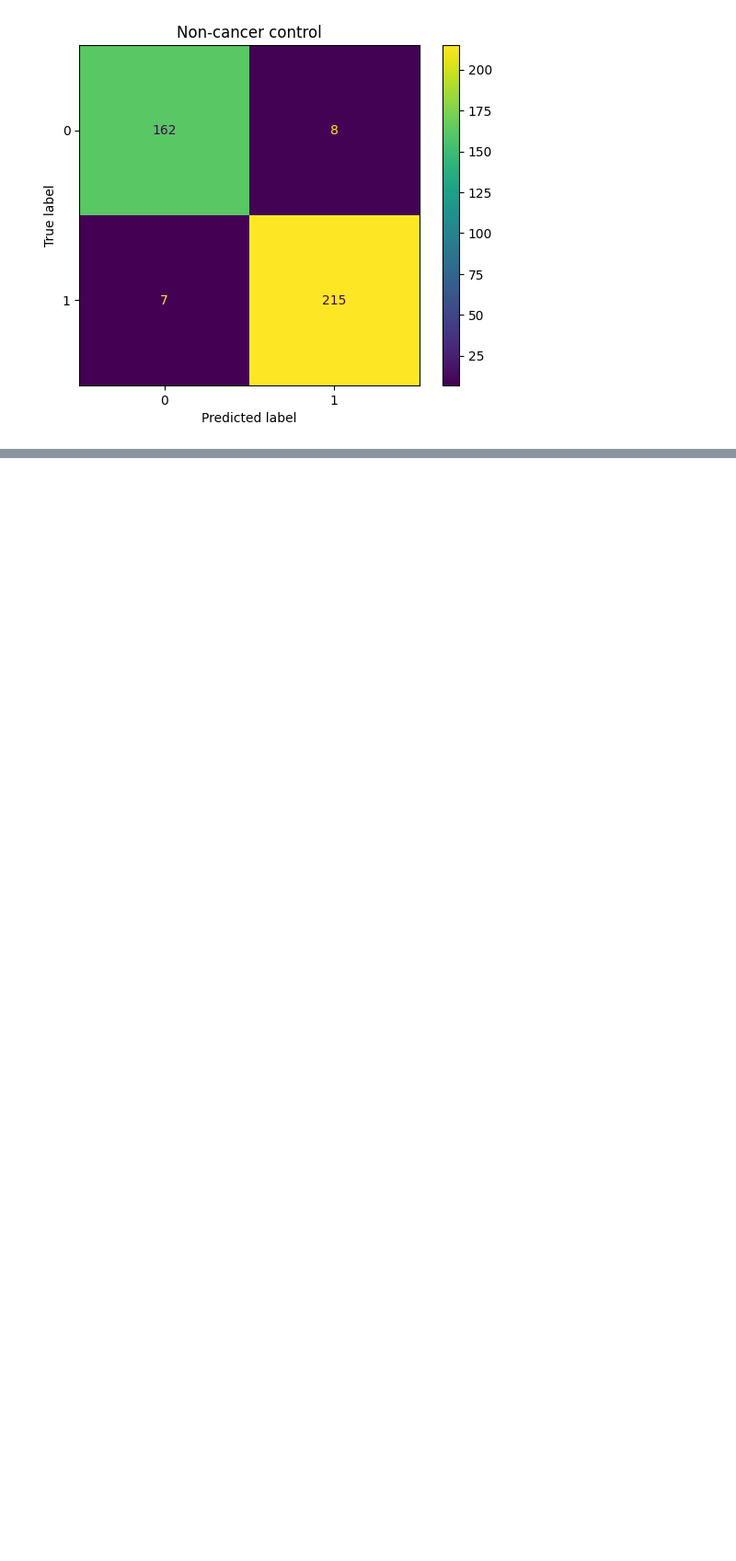
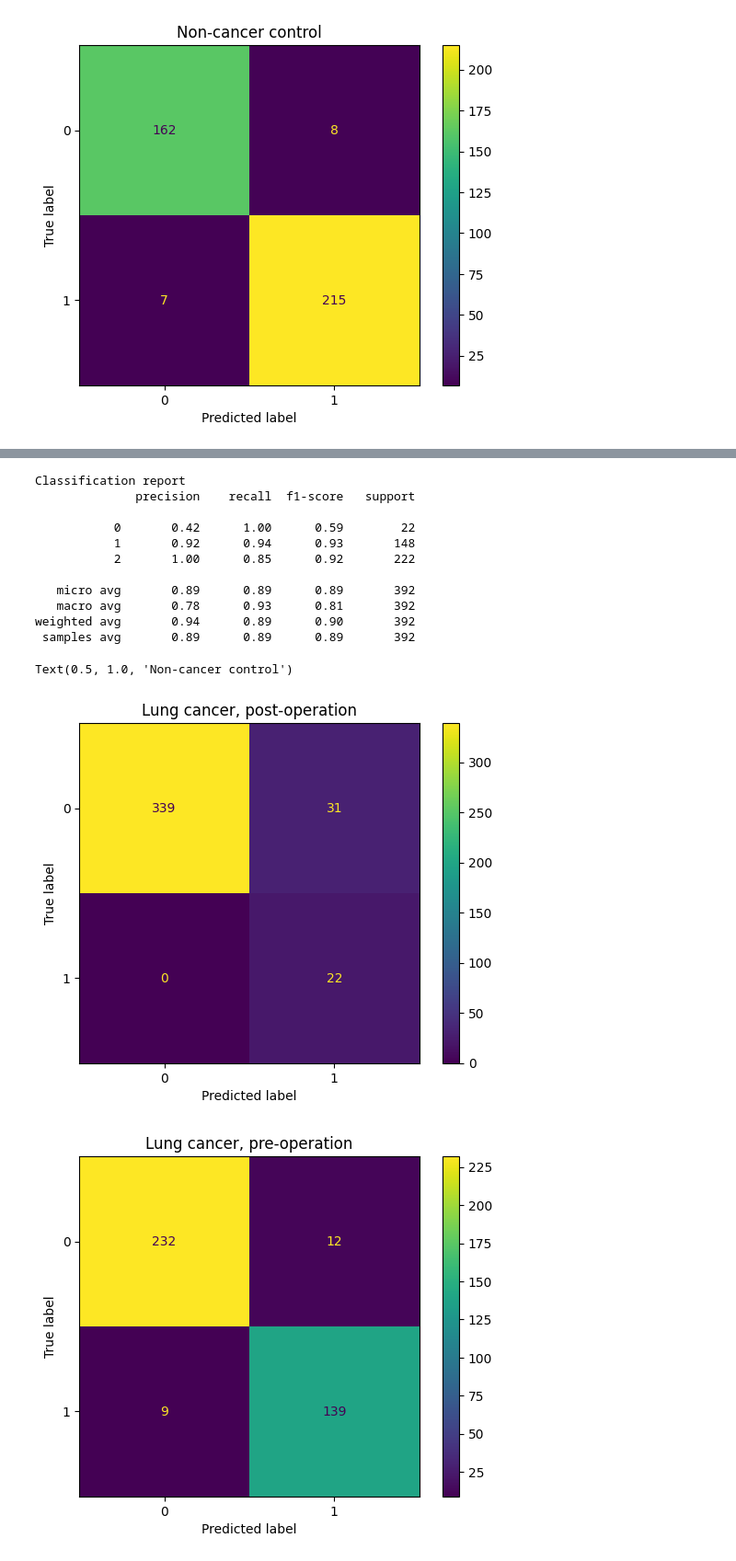
Before and after one commit to HabilAmardias/Lung-Cancer-Classification-Gene-Expression, a Jupyter notebook: main.ipynb, the cells around one changed output, grey strips where cells are left out. Shown: that part at 92% size. Saved outputs shown, nothing was run; the diff lists cells and outputs as text; code cells hidden in the pictures; blank space fills up the shorter version.

```diff
--- a/main.ipynb
+++ b/main.ipynb
@@ -414,0 +573,4 @@ accuracy_score(y_valid,y_pred_val)
+# %%
+y_pred_val=svc1.predict(x_valid_preprocessed)
+y_pred_val=LB.transform(y_pred_val)
+y_pred_val.shape
@@ -414,0 +614,28 @@ accuracy_score(y_valid,y_pred_val)
+# %%
+cm_valid=multilabel_confusion_matrix(y_valid,y_pred_val)
+t1=ConfusionMatrixDisplay(cm_valid[0])
+t2=ConfusionMatrixDisplay(cm_valid[1])
+t3=ConfusionMatrixDisplay(cm_valid[2])
+print("\nClassification report")
+print(classification_report(y_valid, y_pred_val))
+t1.plot()
+t1.ax_.set_title('Lung cancer, post-operation')
+t2.plot()
+t2.ax_.set_title('Lung cancer, pre-operation')
+t3.plot()
+t3.ax_.set_title('Non-cancer control')
+# %% [output]
+Classification report
+              precision    recall  f1-score   support
+
+           0       0.42      1.00      0.59        22
+           1       0.92      0.94      0.93       148
+           2       1.00      0.85      0.92       222
+
+   micro avg       0.89      0.89      0.89       392
+   macro avg       0.78      0.93      0.81       392
+weighted avg       0.94      0.89      0.90       392
+ samples avg       0.89      0.89      0.89       392
+Text(0.5, 1.0, 'Non-cancer control')
+[figure, added]
+[figure, added]
```
Also changed, not shown: parts of 39 cells of this notebook.
